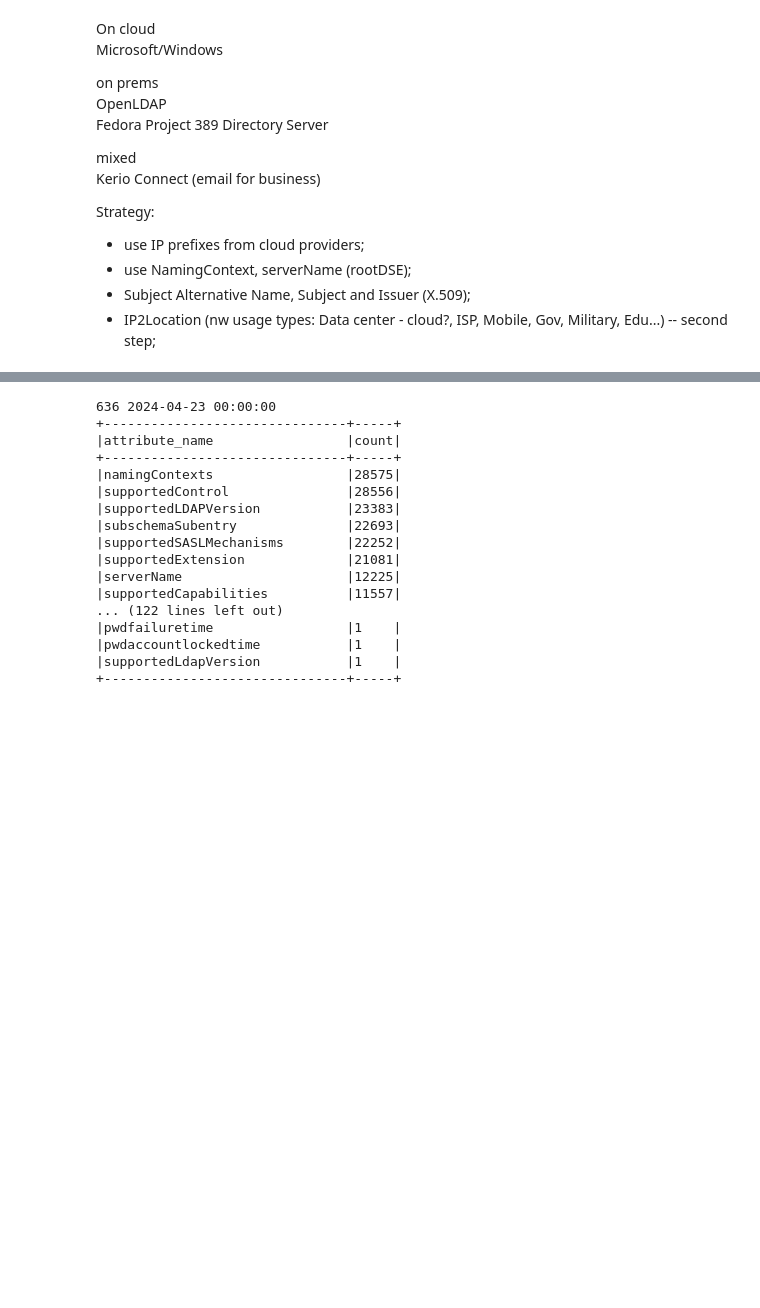
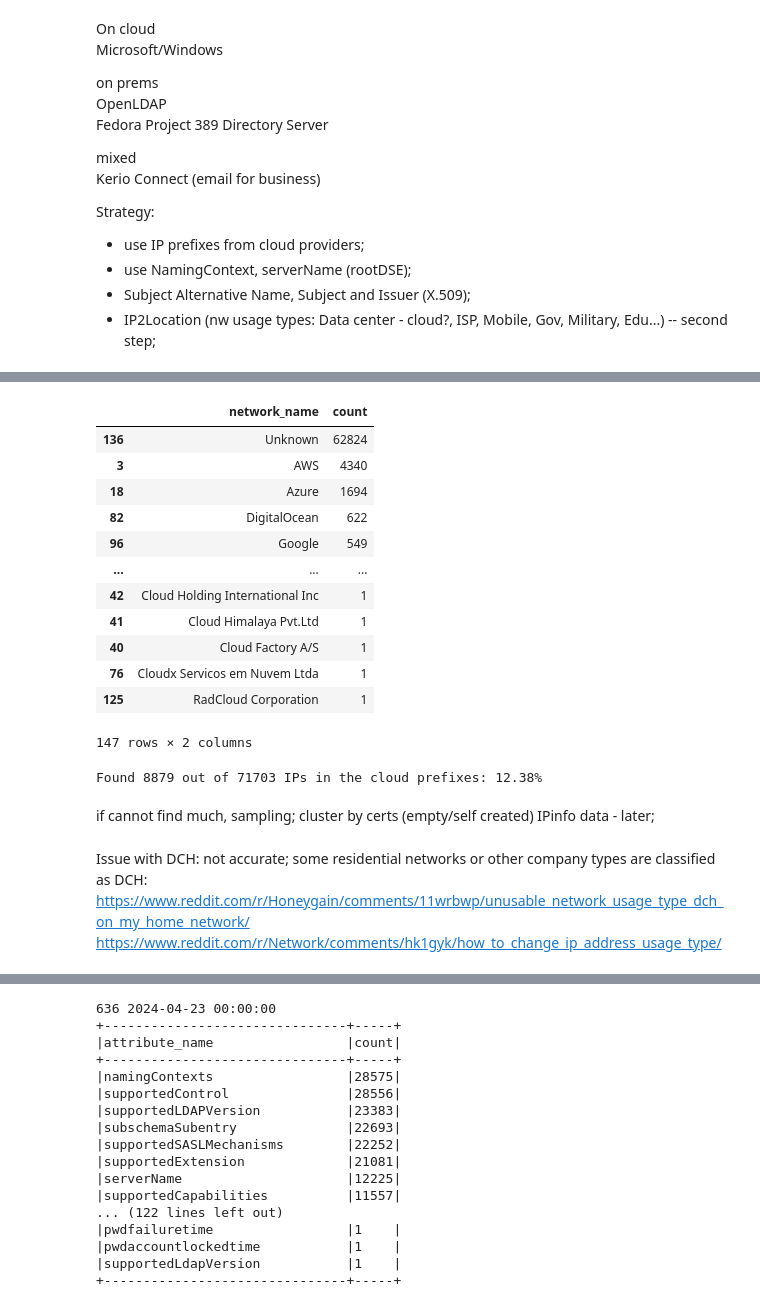
Before and after one commit to internettransparency/ldap-sequel, a Jupyter notebook: notebooks/analysis.ipynb, the cells around one changed output, grey strips where cells are left out. Cells and saved outputs as stored; diff of their text form; code cells hidden in the pictures; blank space fills up the shorter version.

```diff
--- a/notebooks/analysis.ipynb
+++ b/notebooks/analysis.ipynb
@@ -3984,0 +4069,18 @@ FileNotFoundError: [Errno 2] No such file or directory: '../cloud-ip-prefixes/ip
+# %%
+akamai_prefixes_pdf = extract_ipv4_prefixes_from_txt("Akamai", "cloud-ip-prefixes/ip_prefixes/akamai/akamai_ipv4_CIDRs.txt")
+cloudflare_prefixes_pdf = extract_ipv4_prefixes_from_txt("Cloudflare", "cloud-ip-prefixes/ip_prefixes/cloudflare/ips-v4.txt")
+aws_prefixes_pdf = extract_ipv4_prefixes_from_aws()
+digital_ocean_prefixes_pdf = extract_prefixes_from_digital_ocean()
+fastly_prefixes_pdf = extract_ipv4_prefixes_from_fastly()
+google_prefixes_pdf = extract_ipv4_prefixes_from_google()
+linode_prefixes_pdf = extract_ip_prefixes_from_linode()
+azure_prefixes_pdf = extract_ip_prefixes_from_azure()
+oracle_prefixes_pdf = extract_ip_prefixes_from_oracle()
+
+all_cloud_prefixes_pdf = pd.concat([
+    akamai_prefixes_pdf, cloudflare_prefixes_pdf, aws_prefixes_pdf,
+    digital_ocean_prefixes_pdf, azure_prefixes_pdf, fastly_prefixes_pdf,
+    google_prefixes_pdf, linode_prefixes_pdf, oracle_prefixes_pdf
+])
+
+display(all_cloud_prefixes_pdf.groupby("provider").size())
@@ -3984,0 +4108,39 @@ FileNotFoundError: [Errno 2] No such file or directory: '../cloud-ip-prefixes/ip
+# %%
+# TODO use certificate and namingContext
+def map_ip_to_prefix_name(pdf):
+    ip = pdf['ip']
+    try:
+        return pt[ip]
+    except KeyError:
+        if "cloud" in str(pdf["isp"]).casefold():
+            return pdf["isp"]
+        return "Unknown"
+
+
+ips_pdf['network_name'] = ips_pdf.apply(lambda x: map_ip_to_prefix_name(x), axis=1)
+display(ips_pdf.groupby("network_name").size().reset_index(name="count").sort_values("count", ascending=False))
+found = len(ips_pdf[ips_pdf['network_name'] != "Unknown"])
+total = len(ips_pdf)
+print(f"Found {found} out of {total} IPs in the cloud prefixes: {found/total*100:.2f}%")
+# %% [output]
+|  | network_name | count |
+| 136 | Unknown | 62824 |
+| 3 | AWS | 4340 |
+| 18 | Azure | 1694 |
+| 82 | DigitalOcean | 622 |
+| 96 | Google | 549 |
+| ... | ... | ... |
+| 42 | Cloud Holding International Inc | 1 |
+| 41 | Cloud Himalaya Pvt.Ltd | 1 |
+| 40 | Cloud Factory A/S | 1 |
+| 76 | Cloudx Servicos em Nuvem Ltda | 1 |
+| 125 | RadCloud Corporation | 1 |
+147 rows × 2 columns
+Found 8879 out of 71703 IPs in the cloud prefixes: 12.38%
+# %% [markdown]
+if cannot find much, sampling; cluster by certs (empty/self created)
+IPinfo data - later;
+# %% [markdown]
+Issue with DCH: not accurate; some residential networks or other company types are classified as DCH:
+https://www.reddit.com/r/Honeygain/comments/11wrbwp/unusable_network_usage_type_dch_on_my_home_network/
+https://www.reddit.com/r/Network/comments/hk1gyk/how_to_change_ip_address_usage_type/
```
Also changed, not shown: parts of 16 cells of this notebook, 1 other file.
